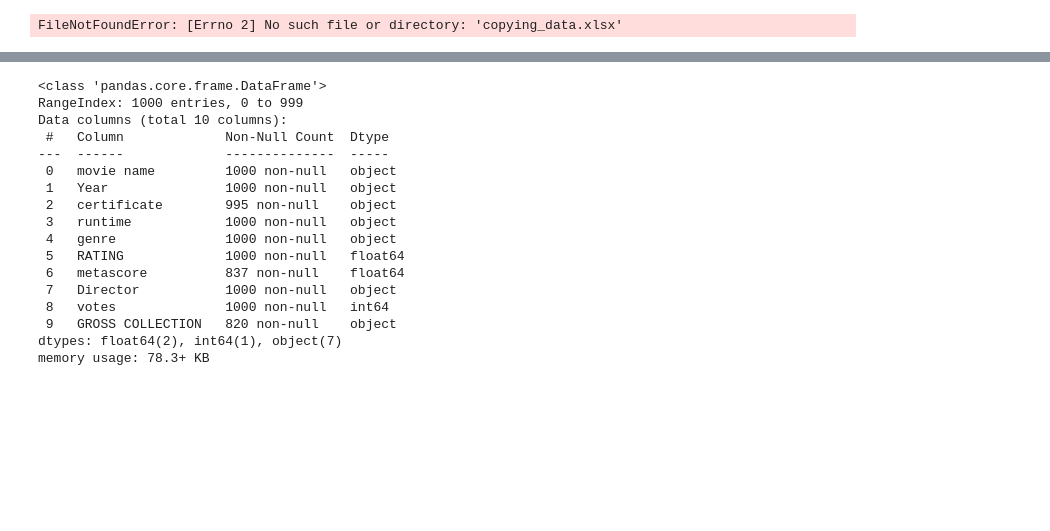
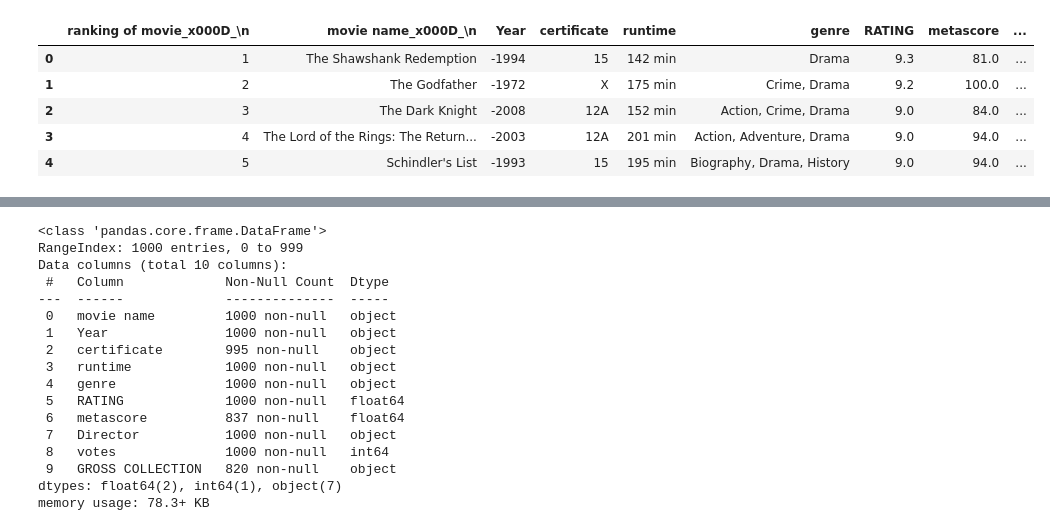
Before and after one commit to AbdalluHAhmed387/Movies, a Jupyter notebook: Movies_IMDB.ipynb, the cells around one changed output, grey strips where cells are left out. Saved outputs shown, nothing was run; the diff lists cells and outputs as text; code cells hidden in the pictures; blank space fills up the shorter version.

```diff
--- a/Movies_IMDB.ipynb
+++ b/Movies_IMDB.ipynb
@@ -4,16 +4,15 @@ import numpy as np
 import matplotlib.pyplot as plt
 import seaborn as sns
 # %%
-import os
-
-# Check if the file exists
-file_path = 'copying_data.xlsx'
-if os.path.exists(file_path):
-	df = pd.read_excel(file_path)
-else:
-	print(f"Error: The file '{file_path}' does not exist. Please check the file path.")
+df = pd.read_excel(r"C:\Users\Lenovo\Downloads\Data\copying_data.xlsx")
+df.head()
 # %% [output]
-FileNotFoundError: [Errno 2] No such file or directory: 'copying_data.xlsx'
+|  | ranking of movie_x000D_\n | movie name_x000D_\n | Year | certificate | runtime | genre | RATING | metascore | ... |
+| 0 | 1 | The Shawshank Redemption | -1994 | 15 | 142 min | Drama | 9.3 | 81.0 | ... |
+| 1 | 2 | The Godfather | -1972 | X | 175 min | Crime, Drama | 9.2 | 100.0 | ... |
+| 2 | 3 | The Dark Knight | -2008 | 12A | 152 min | Action, Crime, Drama | 9.0 | 84.0 | ... |
+| 3 | 4 | The Lord of the Rings: The Return... | -2003 | 12A | 201 min | Action, Adventure, Drama | 9.0 | 94.0 | ... |
+| 4 | 5 | Schindler's List | -1993 | 15 | 195 min | Biography, Drama, History | 9.0 | 94.0 | ... |
 # %%
 df.drop(columns=['ranking of movie_x000D_\n'], inplace=True)
 # %%
```
